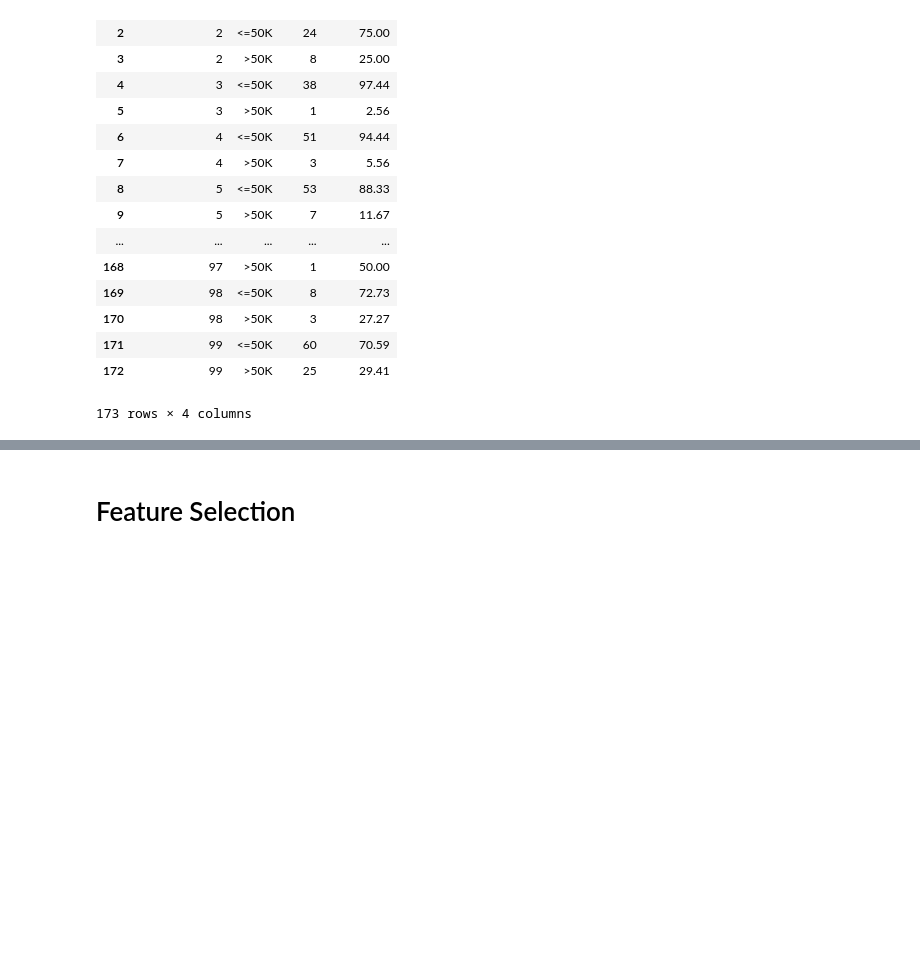
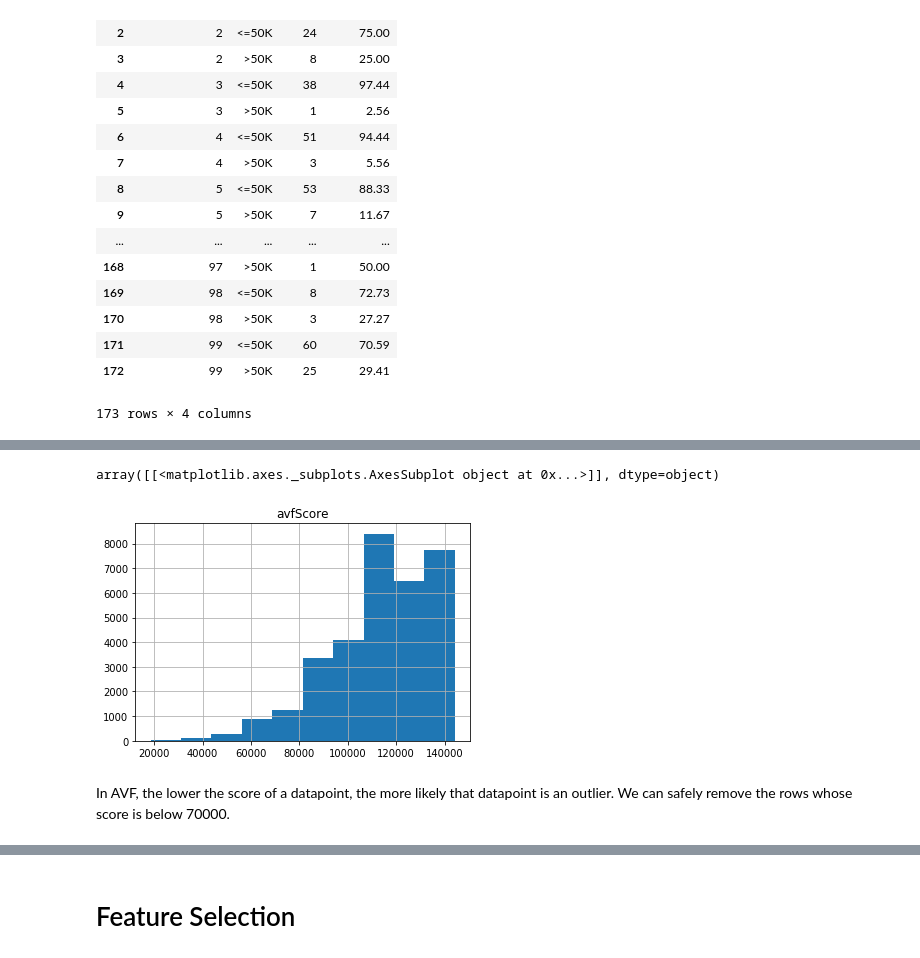
Before and after one commit to riyadparvez/pyspark-datascience, a Jupyter notebook: income/spark.ipynb, the cells around one changed output, grey strips where cells are left out. Cells and saved outputs as stored; diff of their text form; code cells hidden in the pictures; blank space fills up the shorter version.

```diff
--- a/income/spark.ipynb
+++ b/income/spark.ipynb
@@ -258,0 +265,10 @@ df.toPandas()
+# %%
+import seaborn as sns
+
+avfScoreCol = 'avfScore'
+categoricalCols = ['workclass', 'education', 'marital-status',
+                  'occupation', 'relationship', 'race', 'sex',
+                  'native-country']
+avfScore = attributeValueFrequency(train, categoricalCols)
+pdf = avfScore.groupby(avfScoreCol).count().toPandas()
+pdf
@@ -258,0 +294,17 @@ df.toPandas()
+# %%
+# sns.barplot(x="avfScore", y="count", data=pdf)
+# pdf['count'].hist(by=pdf['avfScore'])
+# pdf.plot(x='avfScore', y='count')
+# pdf.plot(x='avfScore', y='count', kind='bar')
+
+# Ideally, we want to use Spark for aggregation, and just plot the data by converting to
+# Pandas. Unfortuantely I couldn't figure out a way yet, visualization is not my strongest skill.
+# This approach is NOT recommended for large datasets which are residing over multiple machines
+# Since this will bring whole dataframe to the driver node and the driver node might run out of
+# memory.
+avfScore.select(avfScoreCol).toPandas().hist(avfScoreCol)
+# %% [output]
+array([[<matplotlib.axes._subplots.AxesSubplot object at 0x...>]], dtype=object)
+[figure, added]
+# %% [markdown]
+In AVF, the lower the score of a datapoint, the more likely that datapoint is an outlier. We can safely remove the rows whose score is below 70000.
```
Also changed, not shown: parts of 11 cells of this notebook, 3 other files.
